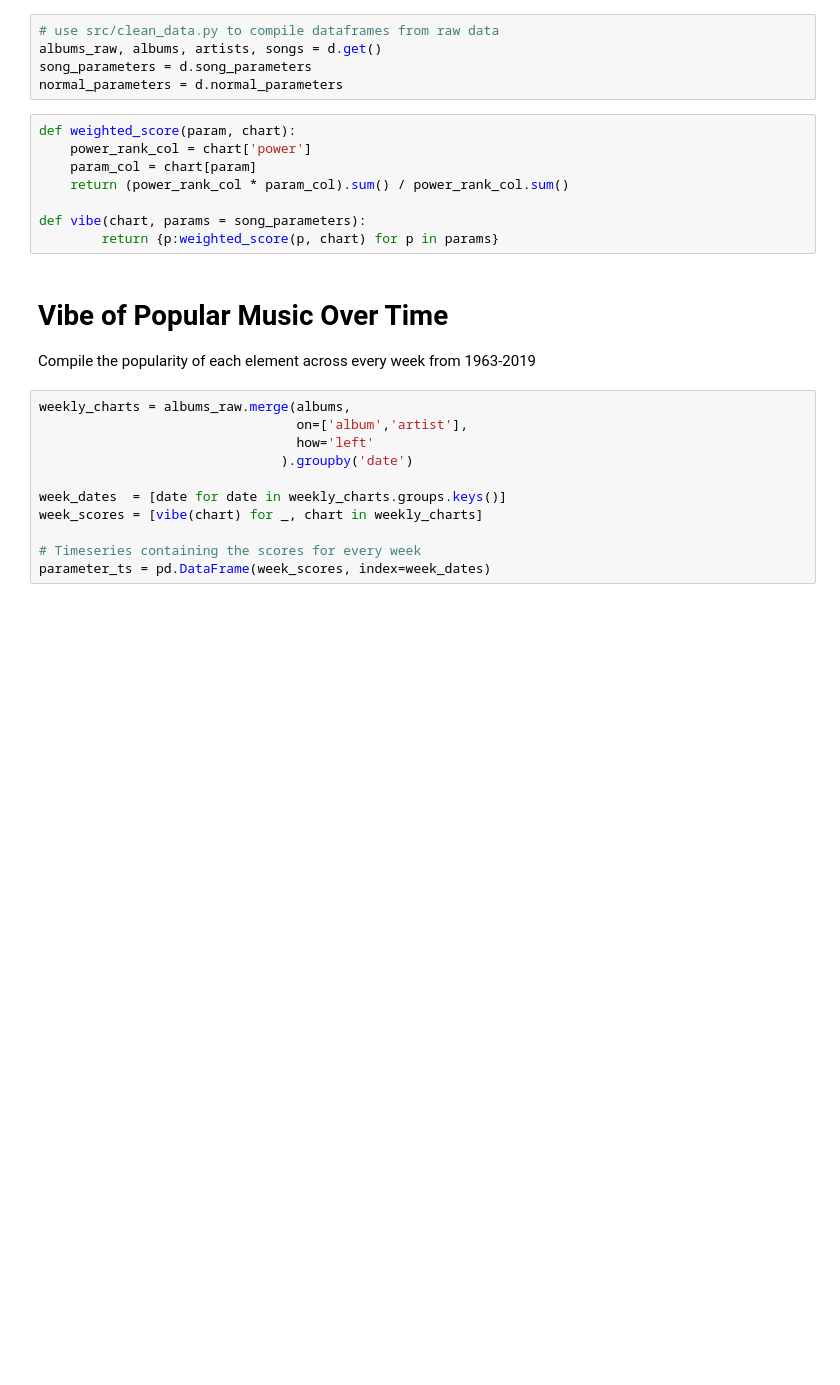
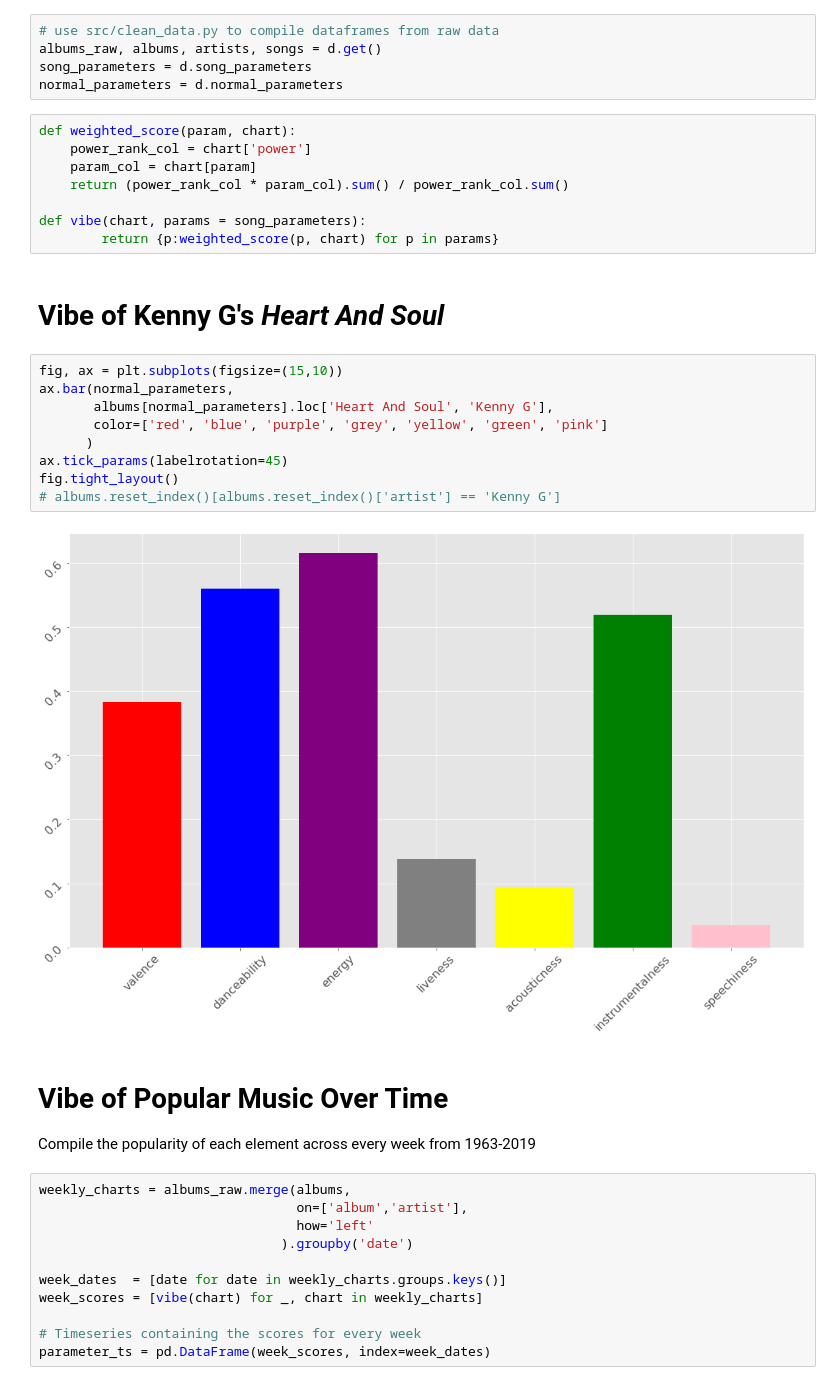
Before and after one commit to ZackMagnotti/tin-pan-data, a Jupyter notebook: vibe-analysis.ipynb, the cells around one changed output. Saved outputs shown, nothing was run; the diff lists cells and outputs as text; blank space fills up the shorter version.

Commit message:
added bar plot for Kenny Gs Heart And Soul

```diff
--- a/vibe-analysis.ipynb
+++ b/vibe-analysis.ipynb
@@ -30,6 +30,19 @@ def weighted_score(param, chart):
 
 def vibe(chart, params = song_parameters):
         return {p:weighted_score(p, chart) for p in params}
+# %% [markdown]
+# Vibe of Kenny G's *Heart And Soul*
+# %%
+fig, ax = plt.subplots(figsize=(15,10))
+ax.bar(normal_parameters,
+       albums[normal_parameters].loc['Heart And Soul', 'Kenny G'],
+       color=['red', 'blue', 'purple', 'grey', 'yellow', 'green', 'pink']
+      )
+ax.tick_params(labelrotation=45)
+fig.tight_layout()
+# albums.reset_index()[albums.reset_index()['artist'] == 'Kenny G']
+# %% [output]
+[figure, added]
 # %% [markdown]
 # Vibe of Popular Music Over Time
 
```
